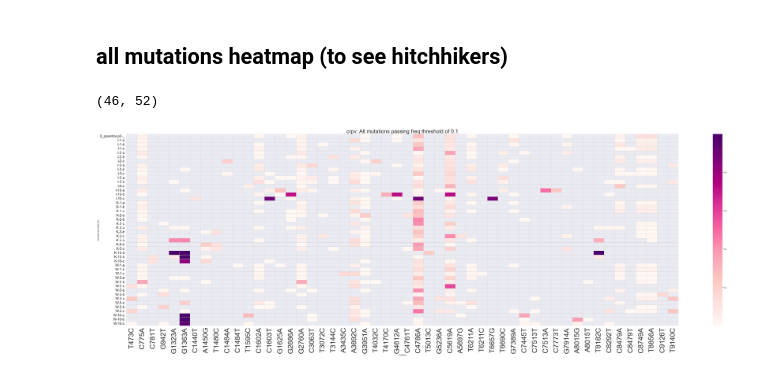
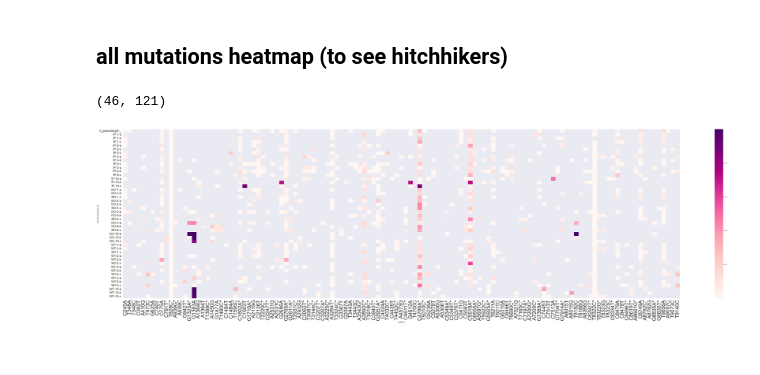
Before and after one commit to cbg-ethz/DCV-CrPV-cGAS-STING-pathway-data-analysis, a Jupyter notebook: workflow/notebooks/crpv_heatmap.ipynb, the cells around one changed output. Drawn from its saved outputs; the diff is of its cells as text; code cells hidden in the pictures.

```diff
--- a/workflow/notebooks/crpv_heatmap.ipynb
+++ b/workflow/notebooks/crpv_heatmap.ipynb
@@ -17,5 +17,5 @@ replicates_list = ['a', 'b', 'c']
 
 gt_mapper = {"I":"IP", "K":"KO", "W":"WT", "parental": "parental"}
 # %%
-fname = "all_mutations.annotated.filtered.csv"
+fname = "../../results_summary/all_mutations.annotated.filtered.csv"
 df = pd.read_csv(fname)
@@ -28,7 +40,8 @@ df['n_var'] = df['Rvar'] + df['Fvar']
 df['n_tot'] = df['Rtot'] + df['Ftot']
 df['frequency'] = df['n_var'] / df['n_tot']
 df['position'] = df['POS']
-df['mutation'] = df['REF'] + df['POS'].astype(str) + df['ALT'] + " (" + df['AminoAcidChange']+")"
+df['mutation'] = df['REF'] + df['POS'].astype(str) + df['ALT'] + np.where(df['IsSynonymous'] == 1, "*", "")
+#df['mutation'] = df['REF'] + df['POS'].astype(str) + df['ALT'] + " (" + df['AminoAcidChange']+")"
 
 df['genotype'] = df['genotype'].apply(lambda x: gt_mapper[x])
 # %%
@@ -380,11 +393,15 @@ plt.savefig(f"/Users/lfuhrmann/Downloads/oscar_update/{virus}_heatmap_noneNS_fre
 # %% [markdown]
 ## all mutations heatmap (to see hitchhikers)
 # %%
-frequency_threshold = 0.1
+frequency_threshold = 0.01
 df_temp = df[df['frequency']>=frequency_threshold]
 high_freq_positions = df_temp['POS'].values
 
-df_all_muts = df[(df['POS'].isin(high_freq_positions))]
+high_freq_positions, counts = np.unique(list(high_freq_positions), return_counts=True)
+
+pos_of_interest = [x for idx_x, x in enumerate(high_freq_positions) if counts[idx_x]>1]
+
+df_all_muts = df[(df['POS'].isin(pos_of_interest))]
 
 mutation_order = df_all_muts.sort_values('position')['mutation'].unique()
 
@@ -399,19 +416,22 @@ positions = df_heatmap.columns.to_list()
 # %%
 df_heatmap.shape
 # %% [output]
-(46, 52)
+(46, 121)
 # %%
-sns.set(rc={'figure.figsize':(70,20)})
+sns.set(rc={'figure.figsize':(80,20)})
 # Pivot table
 
 
 # plot heatmap in normal scale
 
-g = sns.heatmap(df_heatmap, xticklabels = positions, cmap="RdPu", linewidths=1, linecolor='lightgray')
+g = sns.heatmap(df_heatmap, xticklabels = positions, cmap="RdPu",
+                #linewidths=1, linecolor='lightgray'
+               )
 fig = g.get_figure()
-plt.xticks(rotation=90, fontsize=40)
+plt.xticks(rotation=90, fontsize=33)
 plt.yticks(fontsize=20)
-plt.title(f"{virus}: All mutations passing freq threshold of 0.1", fontsize=30)
-plt.savefig(f"/Users/lfuhrmann/Downloads/oscar_update/{virus}_heatmap_all_muts_freq0.1.pdf")
+plt.savefig(f"/Users/lfuhrmann/Downloads/{virus}_heatmap_all_muts_freq.svg")
+plt.savefig(f"/Users/lfuhrmann/Downloads/{virus}_heatmap_all_muts_freq.pdf")
+plt.savefig(f"/Users/lfuhrmann/Downloads/{virus}_heatmap_all_muts_freq.png")
 # %% [output]
-[figure, old version]
+[figure, new version]
```
Also changed, not shown: parts of 4 cells of this notebook, 11 other files.
